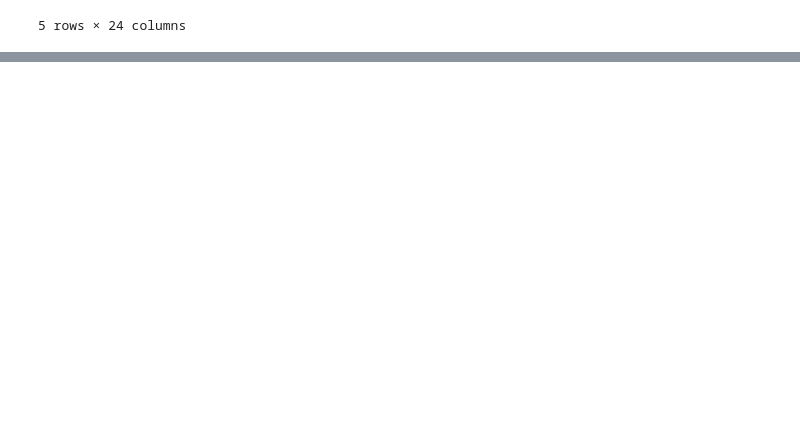
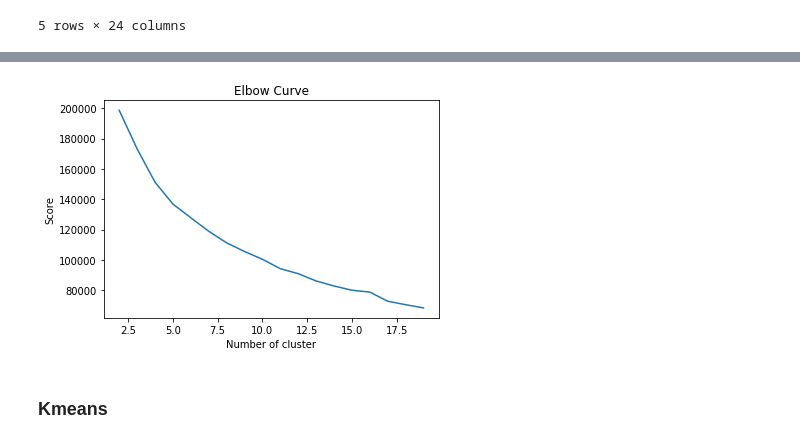
Before and after one commit to patcalsi/Exodus_urbano, a Jupyter notebook: data/kmeans.ipynb, the cells around one changed output, grey strips where cells are left out. Cells and saved outputs as stored; diff of their text form; code cells hidden in the pictures; blank space fills up the shorter version.

```diff
--- a/data/kmeans.ipynb
+++ b/data/kmeans.ipynb
@@ -176,0 +224,16 @@ df_kmeans_all.to_csv("df_kmeans.csv")
+# %%
+sse = {}
+k_values = range(2, 20)
+for k in k_values:
+    kmeans = KMeans(n_clusters=k, max_iter=1000).fit(df_pca_kmeans)
+    sse[k] = kmeans.inertia_ # Inertia: Sum of distances of samples to their closest cluster center
+plt.figure()
+plt.plot(list(sse.keys()), list(sse.values()))
+plt.xlabel("Number of cluster")
+plt.ylabel("Score")
+plt.title('Elbow Curve')
+plt.show()
+# %% [output]
+[figure, added]
+# %% [markdown]
+### Kmeans
```
Also changed, not shown: parts of 20 cells of this notebook, 1 other file.
